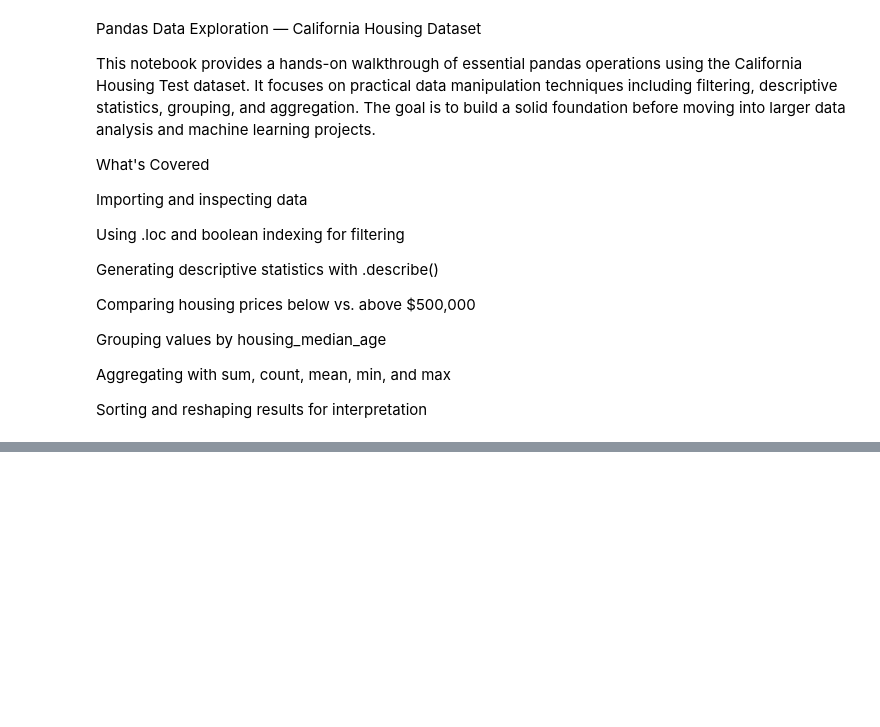
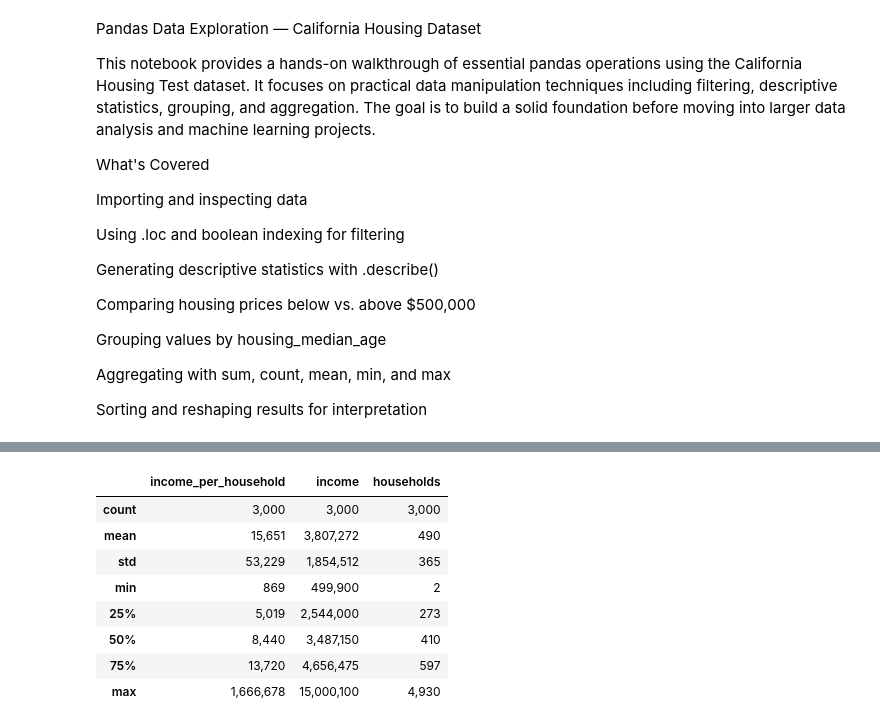
Before and after one commit to dareoyeleke/python_scripting, a Jupyter notebook: Pandas1.ipynb, the cells around one changed output, grey strips where cells are left out. Drawn from its saved outputs; the diff is of its cells as text; code cells hidden in the pictures; blank space fills up the shorter version.

```diff
--- a/Pandas1.ipynb
+++ b/Pandas1.ipynb
@@ -74,0 +102,26 @@ house_price_by_age_table_oldest # here we see the median age 52, have the highes
+# %%
+import pandas as pd
+
+# Set display option to show floats as integers (no decimals) with a thousands separator
+pd.set_option('display.float_format', '{:,.0f}'.format)
+
+# To find the median income by population by first finding the median income and then median population per county and then the divide
+cali_housing_data['income'] = cali_housing_data['median_income'] * 1000000 # to convert the number from millionths to closest million
+# Removed the redundant pd.DataFrame conversion, as it's not needed for a column assignment
+
+cali_housing_data["income_per_household"] = cali_housing_data['income'] / cali_housing_data['households'] # to get the income per household value for all counties in california
+income_household_df = pd.DataFrame(cali_housing_data[['income_per_household', 'income', 'households']]) # convert it to a DataFrame
+sorted_household_income = income_household_df.sort_values(by = 'income_per_household', ascending=False) # sort the value descending by the income per household
+sorted_household_income
+stats_sorted_household_income = sorted_household_income.describe()
+stats_sorted_household_income
+# %% [output]
+|  | income_per_household | income | households |
+| count | 3,000 | 3,000 | 3,000 |
+| mean | 15,651 | 3,807,272 | 490 |
+| std | 53,229 | 1,854,512 | 365 |
+| min | 869 | 499,900 | 2 |
+| 25% | 5,019 | 2,544,000 | 273 |
+| 50% | 8,440 | 3,487,150 | 410 |
+| 75% | 13,720 | 4,656,475 | 597 |
+| max | 1,666,678 | 15,000,100 | 4,930 |
```
Also changed, not shown: parts of 1 cell of this notebook.
